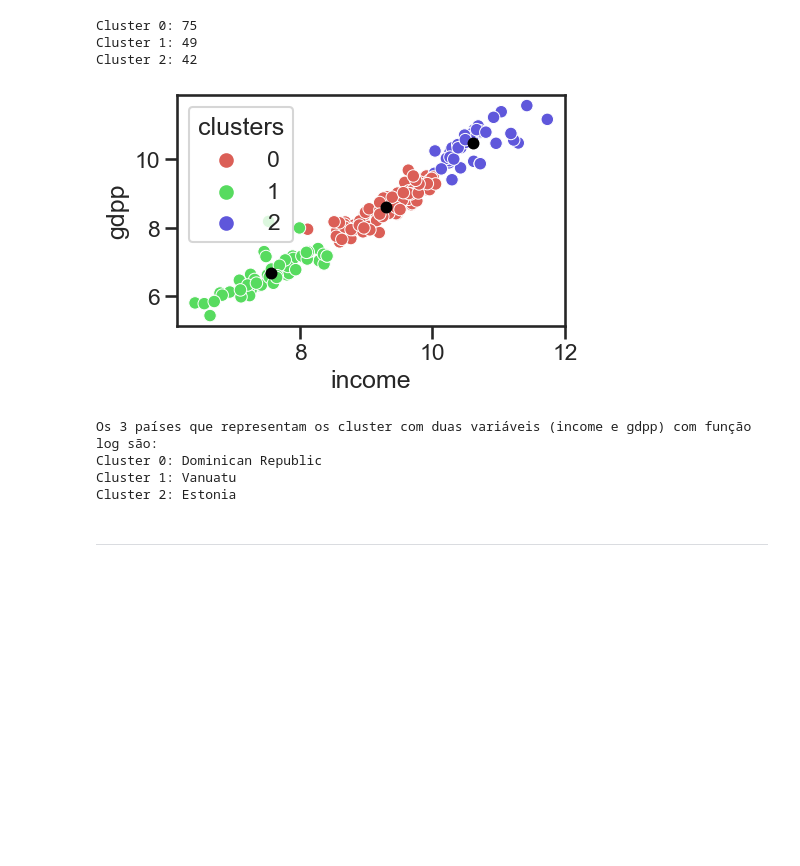
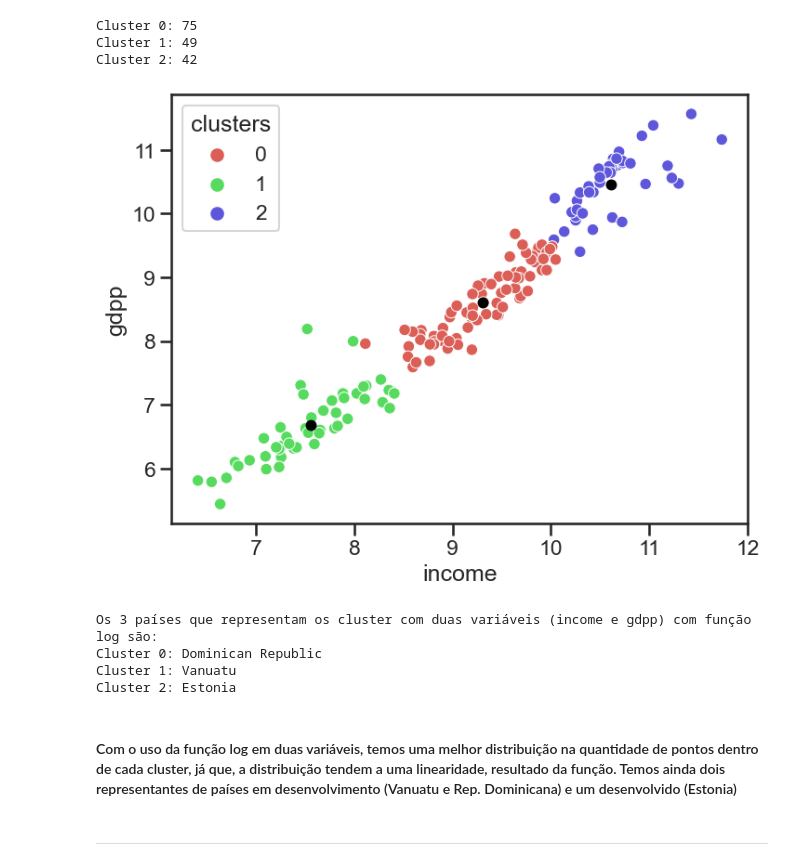
Before and after one commit to claudiopickersgill/country-data, a Jupyter notebook: 2-models/2-dados-log-2.ipynb, the cells around one changed output. Saved outputs shown, nothing was run; the diff lists cells and outputs as text; code cells hidden in the pictures; blank space fills up the shorter version.

```diff
--- a/2-models/2-dados-log-2.ipynb
+++ b/2-models/2-dados-log-2.ipynb
@@ -31,24 +35,35 @@ model_2_log = KMeans(n_clusters=3,
 model_2_log.fit(country_log_2[vars])
 country_log_2['clusters'] = model_2_log.predict(country_log_2[vars])
 # %%
-cluster_0_2 = len(country_log_2[country_log_2['clusters'] == 0])
-cluster_1_2 = len(country_log_2[country_log_2['clusters'] == 1])
-cluster_2_2 = len(country_log_2[country_log_2['clusters'] == 2])
+# clusters encontrados
+cluster_0_2 = country_log_2[country_log_2['clusters'] == 0]
+cluster_1_2 = country_log_2[country_log_2['clusters'] == 1]
+cluster_2_2 = country_log_2[country_log_2['clusters'] == 2]
+
+# visualização do tamanho
+print(f"""Cluster 0: {len(cluster_0_2)}
+Cluster 1: {len(cluster_1_2)}
+Cluster 2: {len(cluster_2_2)}""")
+# %% [output]
+Cluster 0: 75
+Cluster 1: 49
+Cluster 2: 42
-# %%
-print(f"""Cluster 0: {cluster_0_2}
-Cluster 1: {cluster_1_2}
-Cluster 2: {cluster_2_2}""")
-# %% [output]
-Cluster 0: 75
-Cluster 1: 49
-Cluster 2: 42
 # %%
+# centroids do modelo
 centroids_2 = model_2_log.cluster_centers_
-plt.figure(figsize = (5,3))
-sns.scatterplot(data =country_log_2, x=X1,y=X2, hue=country_log_2['clusters'],palette=sns.color_palette('hls', 3))
 
-plt.scatter(centroids_2[:,0], centroids_2[:,1] , c= 'black', s=50)
+#plot dos clusters e seus centroids
+plt.figure(figsize = (8,6))
+sns.scatterplot(data = country_log_2,
+                x = X1,
+                y = X2,
+                hue = country_log_2['clusters'],
+                palette = sns.color_palette('hls', 3))
+plt.scatter(centroids_2[:,0],
+            centroids_2[:,1],
+            c = 'black',
+            s=50)
 plt.show()
 # %% [output]
-[figure, old version]
+[figure, new version]
 # %%
@@ -71,6 +84,8 @@ Os 3 países que representam os cluster com duas variáveis (income e gdpp) com
 Cluster 0: Dominican Republic
 Cluster 1: Vanuatu
 Cluster 2: Estonia
+# %% [markdown]
+#### Com o uso da função log em duas variáveis, temos uma melhor distribuição na quantidade de pontos dentro de cada cluster, já que, a distribuição tendem a uma linearidade, resultado da função. Temos ainda dois representantes de países em desenvolvimento (Vanuatu e Rep. Dominicana) e um desenvolvido (Estonia)
 # %% [markdown]
 _____________________
 # %%
```
Also changed, not shown: parts of 19 cells of this notebook, 4 other files.
